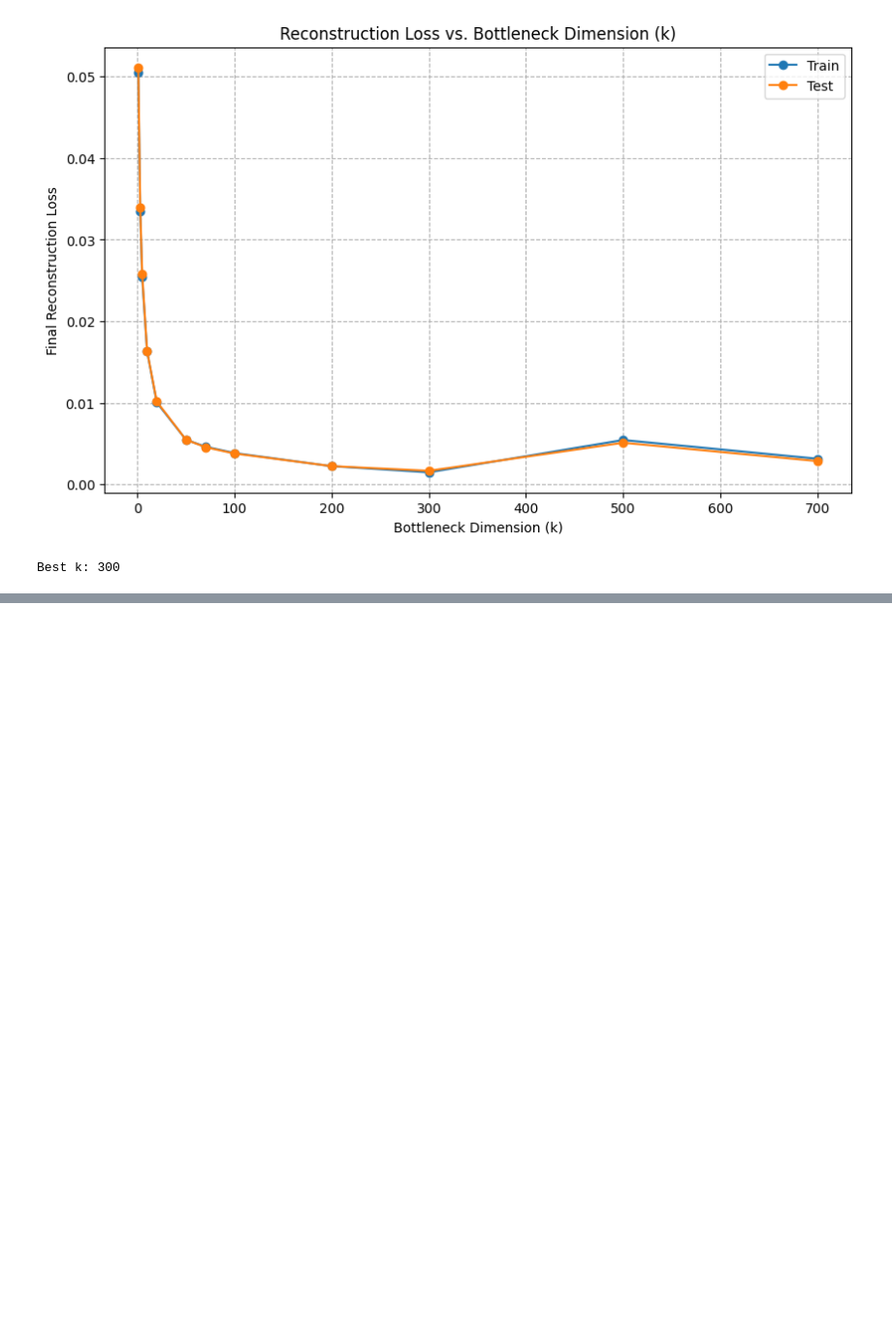
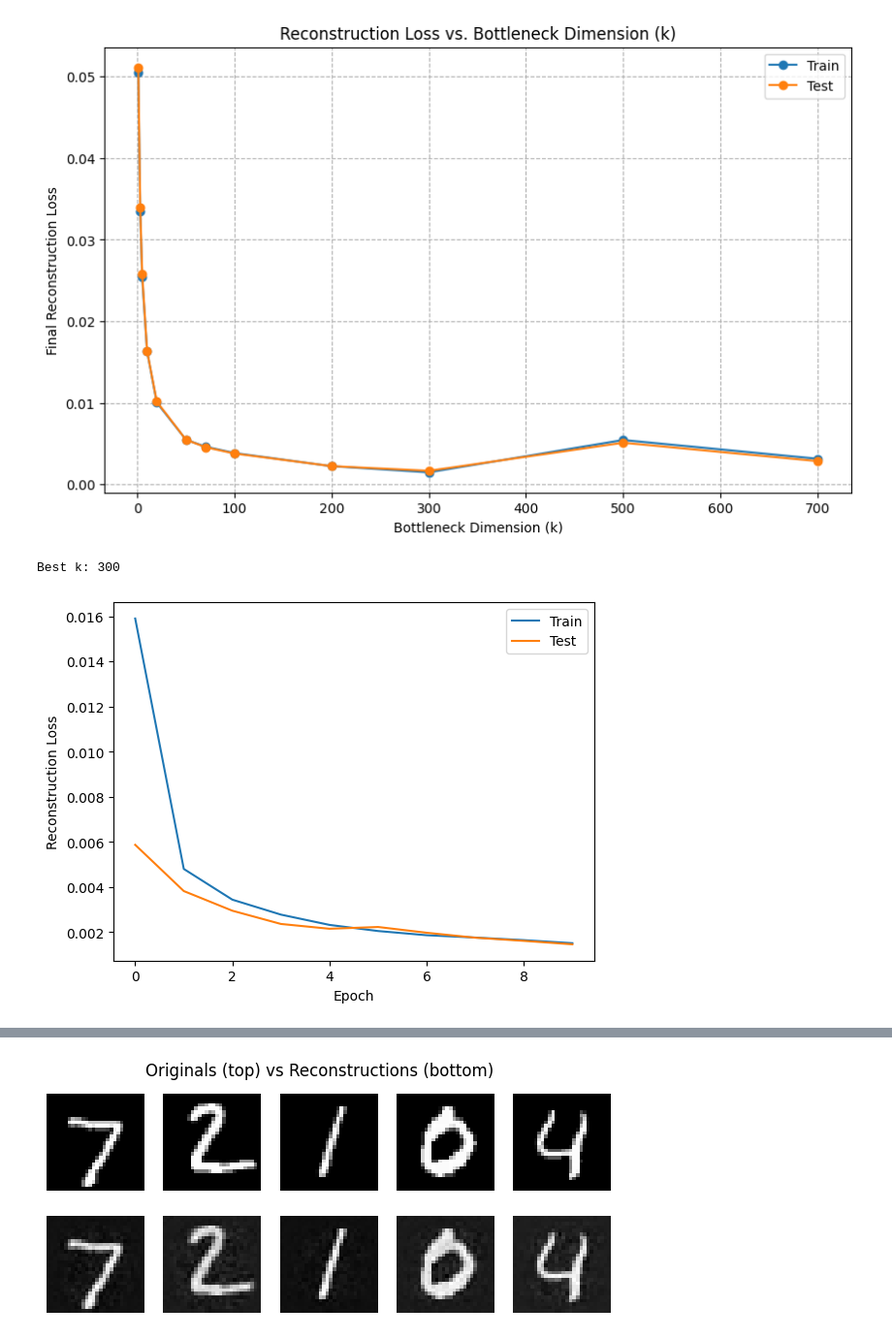
Before and after one commit to yashc73080/CS462-Deep-Learning, a Jupyter notebook: HW2/features_unsupervised_and_transfer_learning.ipynb, the cells around one changed output, grey strips where cells are left out. Shown: that part at 97% size. Saved outputs shown, nothing was run; the diff lists cells and outputs as text; code cells hidden in the pictures; blank space fills up the shorter version.

```diff
--- a/HW2/features_unsupervised_and_transfer_learning.ipynb
+++ b/HW2/features_unsupervised_and_transfer_learning.ipynb
@@ -31,15 +31,21 @@ mnist_test_loader = DataLoader(mnist_test_ds, batch_size=256, shuffle=False, num
 Create Auto-Encoder classes and functions
 # %%
 class Encoder(nn.Module):
-  def __init__(self, input_size=784, enc_hidden=500, bottleneck_k=200, device='cpu'):
+  def __init__(self, input_size=784, enc_hidden=500, bottleneck_k=200, dropout_prob=0.0, device='cpu'):
     '''
     Encoder module with architecture: Input (784) -> Hidden -> Bottleneck k
     '''
     super().__init__()
 
+    # Setup linear layers
     layers = []
     layers.append(nn.Linear(input_size, enc_hidden))
     layers.append(nn.ReLU())
+
+    # Optional dropout layer
+    if dropout_prob > 0:
+      layers.append(nn.Dropout(dropout_prob))
+
     layers.append(nn.Linear(enc_hidden, bottleneck_k))
 
     self.encoder = nn.Sequential(*layers)
@@ -49,15 +55,21 @@ class Encoder(nn.Module):
 
 
 class Decoder(nn.Module):
-  def __init__(self, bottleneck_k=200, dec_hidden=500, output_size=784, device='cpu'):
+  def __init__(self, bottleneck_k=200, dec_hidden=500, output_size=784, dropout_prob=0.0, device='cpu'):
     '''
     Decoder module with architecture: Bottleneck k -> Hidden -> Output (784)
     '''
     super().__init__()
 
+    # Setup linear layers
     layers = []
     layers.append(nn.Linear(bottleneck_k, dec_hidden))
     layers.append(nn.ReLU())
+
+    # Optional dropout layer
+    if dropout_prob > 0:
+      layers.append(nn.Dropout(dropout_prob))
+
     layers.append(nn.Linear(dec_hidden, output_size))
 
     self.decoder = nn.Sequential(*layers)
@@ -67,13 +79,14 @@ class Decoder(nn.Module):
 
 
 class AutoEncoder(nn.Module):
-  def __init__(self, in_out_size=784, enc_hidden=500, dec_hidden=500, bottleneck_k=200, device='cpu'):
+  def __init__(self, in_out_size=784, enc_hidden=500, dec_hidden=500, bottleneck_k=200, dropout_prob=0.0, device='cpu'):
     '''
     AutoEncoder module with architecture: Input (784) -> Hidden -> Bottleneck k -> Hidden -> Output (784)
     '''
     super().__init__()
-    self.encoder = Encoder(input_size=in_out_size, enc_hidden=enc_hidden, bottleneck_k=bottleneck_k, device=device)
-    self.decoder = Decoder(bottleneck_k=bottleneck_k, dec_hidden=dec_hidden, output_size=in_out_size, device=device)
+    # Initialize both encoder and decoder
+    self.encoder = Encoder(input_size=in_out_size, enc_hidden=enc_hidden, bottleneck_k=bottleneck_k, dropout_prob=dropout_prob, device=device)
+    self.decoder = Decoder(bottleneck_k=bottleneck_k, dec_hidden=dec_hidden, output_size=in_out_size, dropout_prob=dropout_prob, device=device)
 
     self.to(device)
 
@@ -82,12 +95,17 @@ class AutoEncoder(nn.Module):
 
 
 def train_autoencoder(model, train_loader, optimizer, reconstruction_loss):
+  '''
+  Training one epoch
+  '''
   model.train()
   total_loss = 0.0
 
   for images, _ in train_loader:
+    # Get images without labels
     images = images.view(images.size(0), -1).to(device)
 
+    # Compute loss and backward pass with training images
     optimizer.zero_grad()
     reconstructed = model(images)
     loss = reconstruction_loss(reconstructed, images)
@@ -126,6 +144,7 @@ def train_test_autoencoder(model, train_loader, test_loader, epochs=5, lr=0.001,
   tqdm_desc = f"k={curr_k} - Epoch" if curr_k is not None else "Epoch"
 
   for epoch in tqdm(range(epochs), desc=tqdm_desc):
+    # Train and test the model for each epoch
     train_loss = train_autoencoder(model, train_loader, optimizer, reconstruction_loss)
     test_loss = test_autoencoder(model, test_loader, reconstruction_loss)
 
@@ -229,3 +220,13 @@ print(f'Best k: {possible_k[np.argmin(test_losses)]}')
 # %% [output]
 [figure]
 Best k: 300
+# %%
+autoencoder300 = AutoEncoder(in_out_size=784, enc_hidden=1000, dec_hidden=1000, bottleneck_k=300, device=device)
+train_losses, test_losses = train_test_autoencoder(autoencoder300, mnist_train_loader, mnist_test_loader, epochs=10, lr=0.001, plot=True, device=device)
+
+print(f'Final Train Loss: {train_losses[-1]}')
+print(f'Final Test Loss: {test_losses[-1]}')
+
+visualize_reconstructions(autoencoder300, mnist_test_loader)
+# %% [output]
+[figure, added]
@@ -231,0 +235 @@ Best k: 300
+[figure, added]
```
Also changed, not shown: parts of 9 cells of this notebook.
